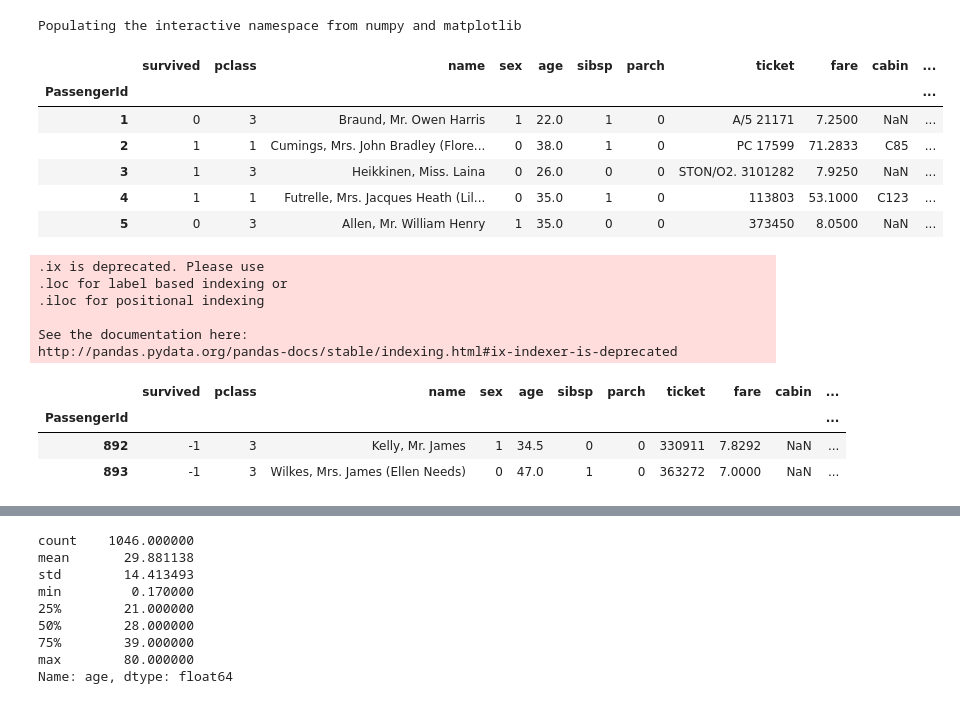
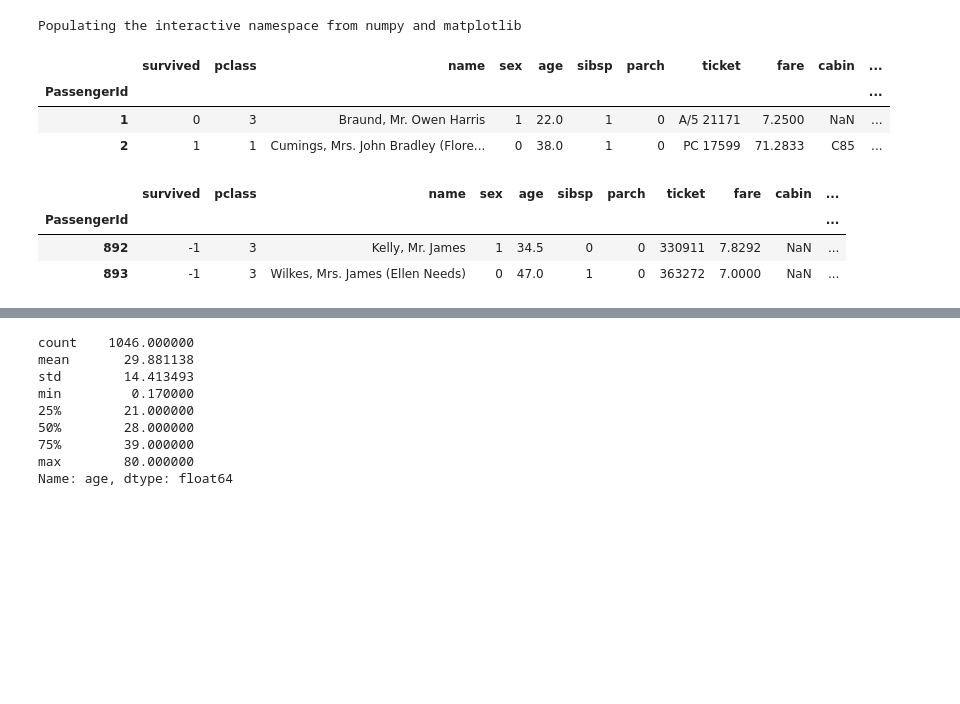
Before and after one commit to MenshikovDmitry/titanic, a Jupyter notebook: titanic.ipynb, the cells around one changed output, grey strips where cells are left out. Drawn from its saved outputs; the diff is of its cells as text; code cells hidden in the pictures; blank space fills up the shorter version.

```diff
--- a/titanic.ipynb
+++ b/titanic.ipynb
@@ -20,17 +20,14 @@ Populating the interactive namespace from numpy and matplotlib
 # %%
 titanic_data = pd.read_csv('train.csv', index_col='PassengerId')
 test = pd.read_csv('test.csv', index_col='PassengerId')
 titanic_data.columns = pd.Series(titanic_data.columns).apply(lambda r: r.lower())
 titanic_data.sex = titanic_data.sex.map({'female': 0, 'male': 1})
-titanic_data.head()#[-2::]
+titanic_data.head(2)#[-2::]
 # %% [output]
 |  | survived | pclass | name | sex | age | sibsp | parch | ticket | fare | cabin | ... |
 | PassengerId |  |  |  |  |  |  |  |  |  |  | ... |
 | 1 | 0 | 3 | Braund, Mr. Owen Harris | 1 | 22.0 | 1 | 0 | A/5 21171 | 7.2500 | NaN | ... |
 | 2 | 1 | 1 | Cumings, Mrs. John Bradley (Flore... | 0 | 38.0 | 1 | 0 | PC 17599 | 71.2833 | C85 | ... |
-| 3 | 1 | 3 | Heikkinen, Miss. Laina | 0 | 26.0 | 0 | 0 | STON/O2. 3101282 | 7.9250 | NaN | ... |
-| 4 | 1 | 1 | Futrelle, Mrs. Jacques Heath (Lil... | 0 | 35.0 | 1 | 0 | 113803 | 53.1000 | C123 | ... |
-| 5 | 0 | 3 | Allen, Mr. William Henry | 1 | 35.0 | 0 | 0 | 373450 | 8.0500 | NaN | ... |
 # %%
 test.columns = pd.Series(test.columns).apply(lambda r: r.lower())
 test.sex = test.sex.map({'female': 0, 'male': 1})
@@ -38,16 +35,10 @@ test['survived']=[-1]*len(test)
 
 cols=list(test)
 cols.insert(0,cols.pop(cols.index('survived')))
-test=test.ix[:,cols]
+test=test.loc[:,cols]
 
 test.head(2)
 # %% [output]
-.ix is deprecated. Please use
-.loc for label based indexing or
-.iloc for positional indexing
-
-See the documentation here:
-http://pandas.pydata.org/pandas-docs/stable/indexing.html#ix-indexer-is-deprecated
 |  | survived | pclass | name | sex | age | sibsp | parch | ticket | fare | cabin | ... |
 | PassengerId |  |  |  |  |  |  |  |  |  |  | ... |
 | 892 | -1 | 3 | Kelly, Mr. James | 1 | 34.5 | 0 | 0 | 330911 | 7.8292 | NaN | ... |
```
Also changed, not shown: parts of 14 cells of this notebook.
